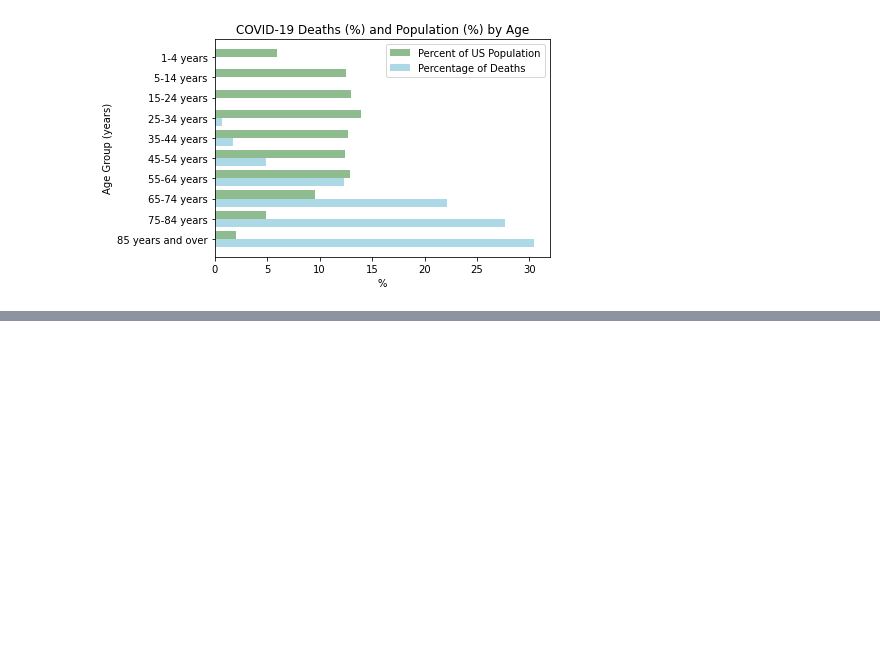
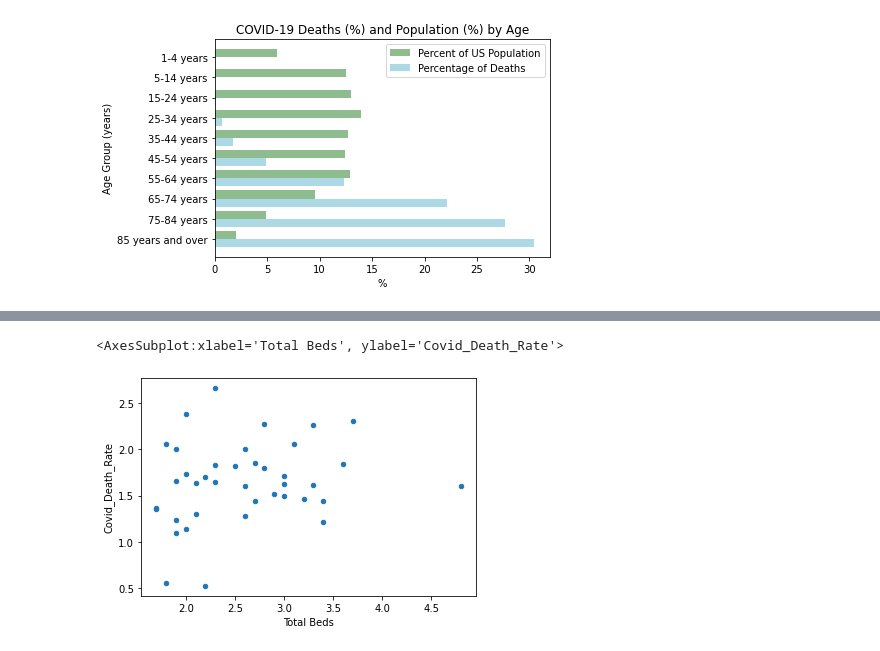
Before and after one commit to jenniecinelli/project_one, a Jupyter notebook: Folder4/jennie cleaning & analysis notebook.ipynb, the cells around one changed output, grey strips where cells are left out. Drawn from its saved outputs; the diff is of its cells as text; code cells hidden in the pictures; blank space fills up the shorter version.

```diff
--- a/Folder4/jennie cleaning & analysis notebook.ipynb
+++ b/Folder4/jennie cleaning & analysis notebook.ipynb
@@ -430,0 +584,15 @@ plt.show()
+# %%
+df_deathrate = df_deathrate.loc[df_deathrate['States']!='RMI']
+df_deathrate = df_deathrate.loc[df_deathrate['States']!='FSM']
+df_deathrate = df_deathrate.loc[df_deathrate['States']!='AS']
+df_deathrate = df_deathrate.loc[df_deathrate['States']!='NYC']
+df_deathrate = df_deathrate.loc[df_deathrate['States']!='PW']
+df_deathrate = df_deathrate.loc[df_deathrate['States']!='DC']
+df_deathrate = df_deathrate.loc[df_deathrate['States']!='PR']
+df_deathrate = df_deathrate.loc[df_deathrate['States']!='GU']
+df_deathrate = df_deathrate.loc[df_deathrate['States']!='MP']
+# %%
+df_deathrate = df_deathrate.dropna()
+# %%
+df_deathrate = df_deathrate.reset_index(drop=True)
+df_deathrate
@@ -430,0 +617,3 @@ plt.show()
+# %%
+df_merge = df_deathrate.merge(hospital_beds, how='inner', on="States")
+df_merge
@@ -430,0 +638,5 @@ plt.show()
+# %%
+df_merge.plot.scatter("Total Beds","Covid_Death_Rate")
+# %% [output]
+<AxesSubplot:xlabel='Total Beds', ylabel='Covid_Death_Rate'>
+[figure, added]
```
Also changed, not shown: parts of 18 cells of this notebook, 5 other files.
